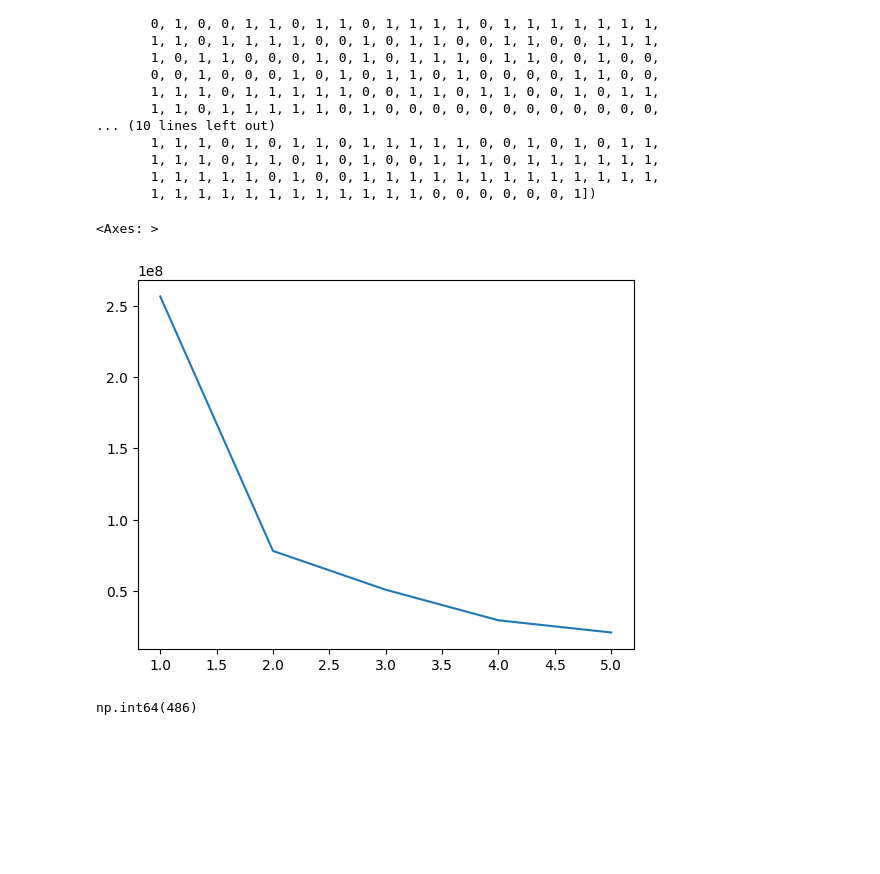
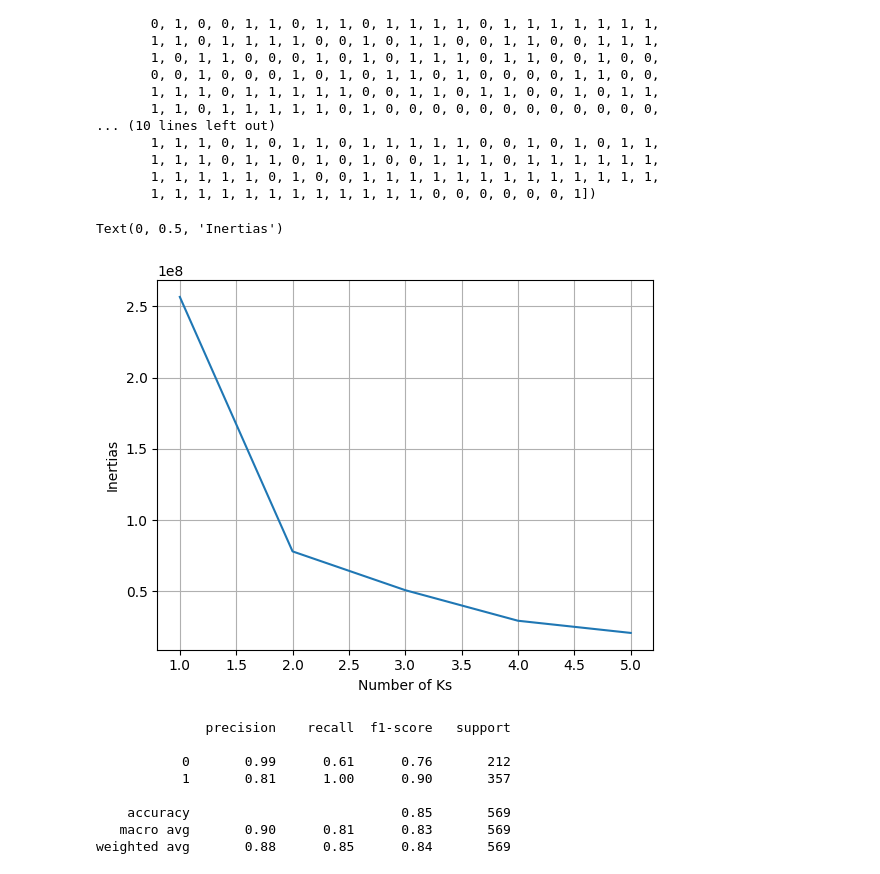
Before and after one commit to MohamadElnomrossie/AI-Tanafos, a Jupyter notebook: machine learning/unsupervised4/unsupervised.ipynb, the cells around one changed output. Drawn from its saved outputs; the diff is of its cells as text; code cells hidden in the pictures; blank space fills up the shorter version.

```diff
--- a/machine learning/unsupervised4/unsupervised.ipynb
+++ b/machine learning/unsupervised4/unsupervised.ipynb
@@ -64,10 +65,13 @@ for i in range(X.shape[0]):
     ks.append(i+1)
     inertias.append(model.inertia_)
 # %%
-sb.lineplot(y=inertias[:5],x=ks[:5])
+sb.lineplot(y=inertias[:5],x=ks[:5],markers="*")
+plt.grid()
+plt.xlabel("Number of Ks")
+plt.ylabel("Inertias")
 # %% [output]
-<Axes: >
+Text(0, 0.5, 'Inertias')
-[figure, old version]
+[figure, new version]
 # %%
 model=KMeans(n_clusters=2)
 output=model.fit_predict(X)
@@ -74,5 +85,12 @@ output=model.fit_predict(X)
 # %%
-out.sum()
+print(classification_report(y,normalized_out))
 # %% [output]
-np.int64(486)
+              precision    recall  f1-score   support
+
+           0       0.99      0.61      0.76       212
+           1       0.81      1.00      0.90       357
+
+    accuracy                           0.85       569
+   macro avg       0.90      0.81      0.83       569
+weighted avg       0.88      0.85      0.84       569
 # %%
```
Also changed, not shown: parts of 5 cells of this notebook, 2 other files.
